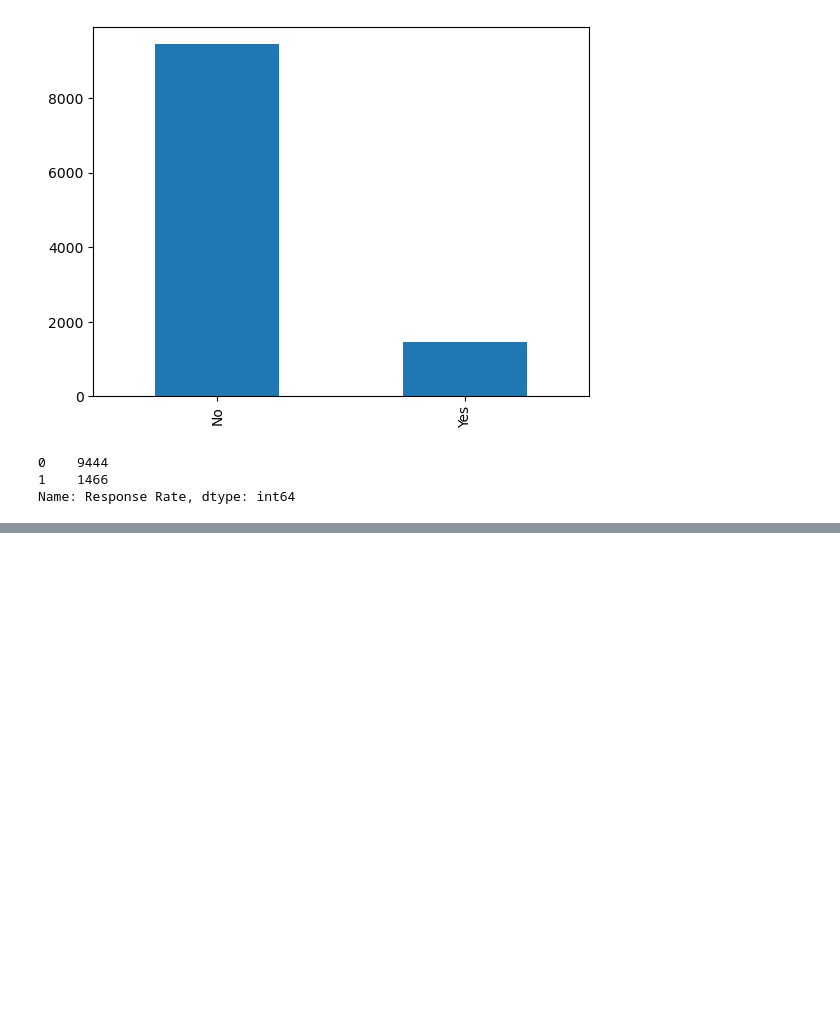
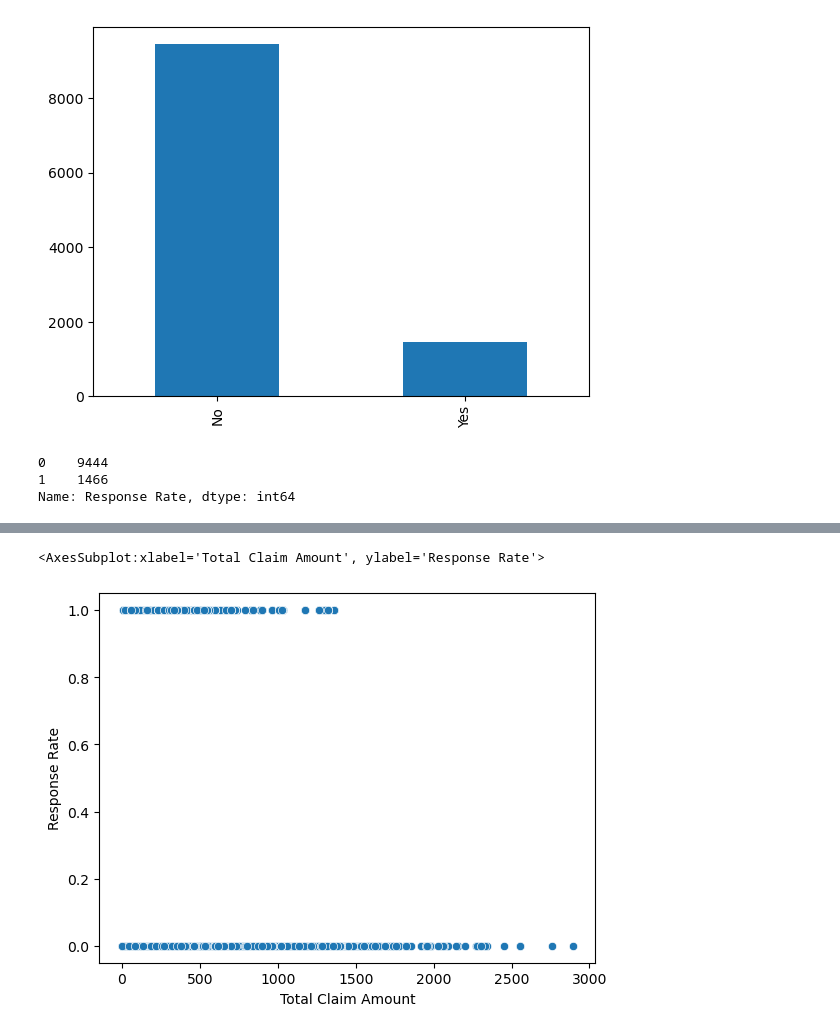
Before and after one commit to lucianosabbatini/lab-customer-analysis-round-2, a Jupyter notebook: files_for_lab/csv_files/LAB 3 Round 2&3.ipynb, the cells around one changed output, grey strips where cells are left out. Drawn from its saved outputs; the diff is of its cells as text; code cells hidden in the pictures; blank space fills up the shorter version.

```diff
--- a/files_for_lab/csv_files/LAB 3 Round 2&3.ipynb
+++ b/files_for_lab/csv_files/LAB 3 Round 2&3.ipynb
@@ -266,0 +281,6 @@ sns.barplot(x='Sales Channel', y='Response Rate', data=df)
+# %%
+#Trying to find agraph. Not really. Quite do not get the correlation
+sns.scatterplot(x=df['Total Claim Amount'], y=df['Response Rate'], data=df)
+# %% [output]
+<AxesSubplot:xlabel='Total Claim Amount', ylabel='Response Rate'>
+[figure, added]
```
Also changed, not shown: parts of 8 cells of this notebook.
